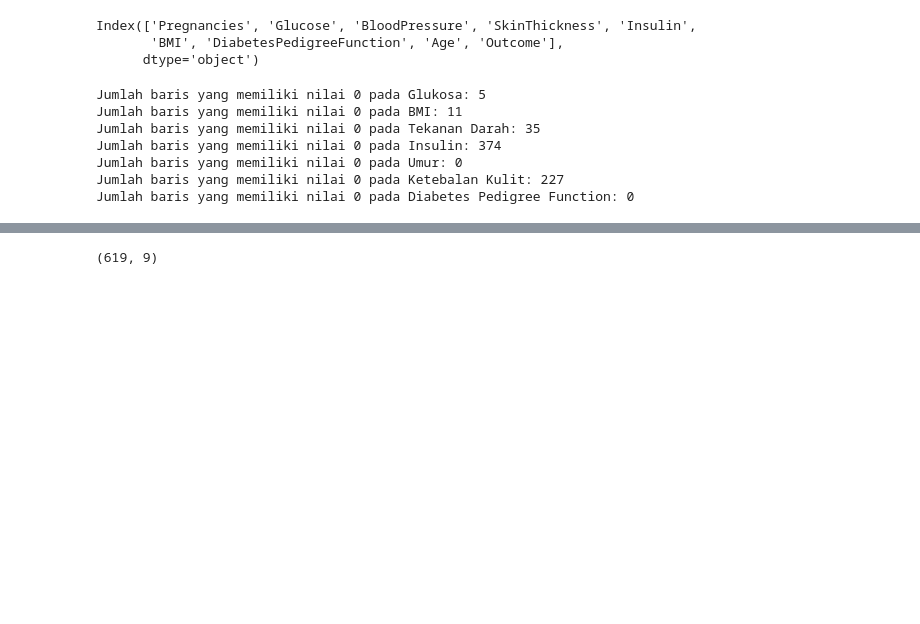
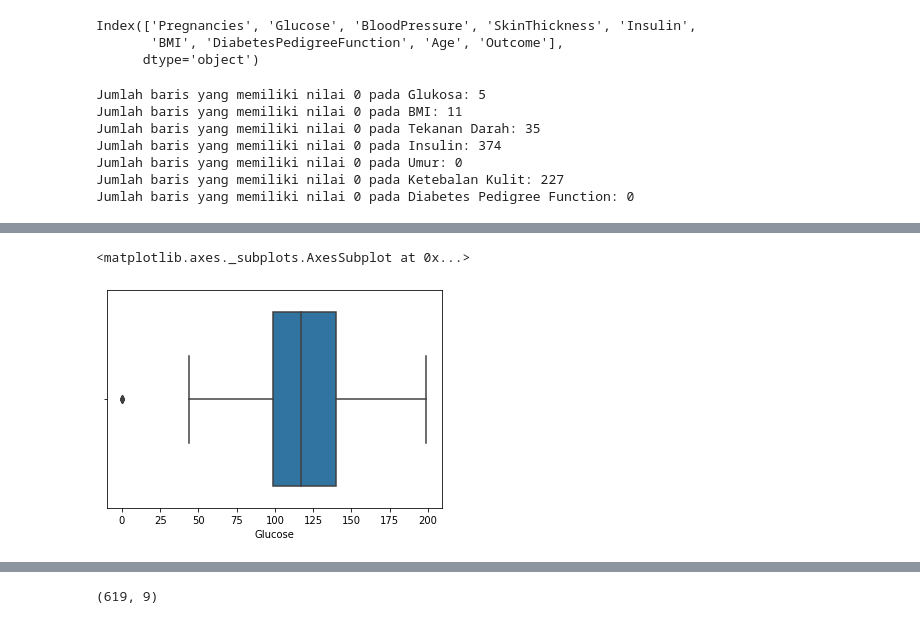
Before and after one commit to onedayxzn/Sistem-Pendeteksi-Dini-Diabetes, a Jupyter notebook: Model.ipynb, the cells around one changed output, grey strips where cells are left out. Drawn from its saved outputs; the diff is of its cells as text; code cells hidden in the pictures; blank space fills up the shorter version.

```diff
--- a/Model.ipynb
+++ b/Model.ipynb
@@ -115,0 +121,5 @@ Jumlah baris yang memiliki nilai 0 pada Diabetes Pedigree Function: 0
+# %%
+sns.boxplot(x=df['Glucose'])
+# %% [output]
+<matplotlib.axes._subplots.AxesSubplot at 0x...>
+[figure, added]
```
Also changed, not shown: parts of 10 cells of this notebook.
